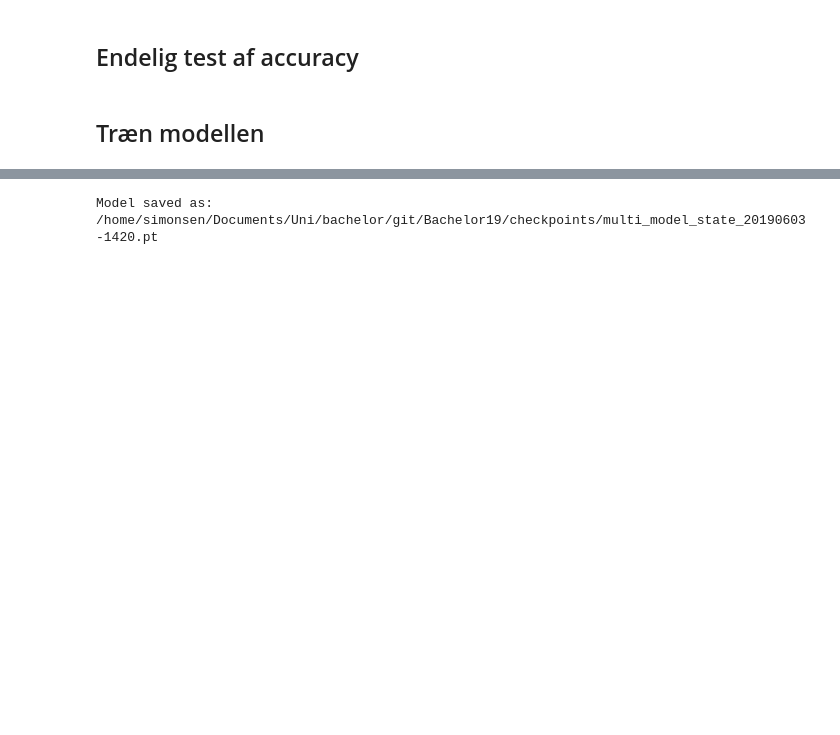
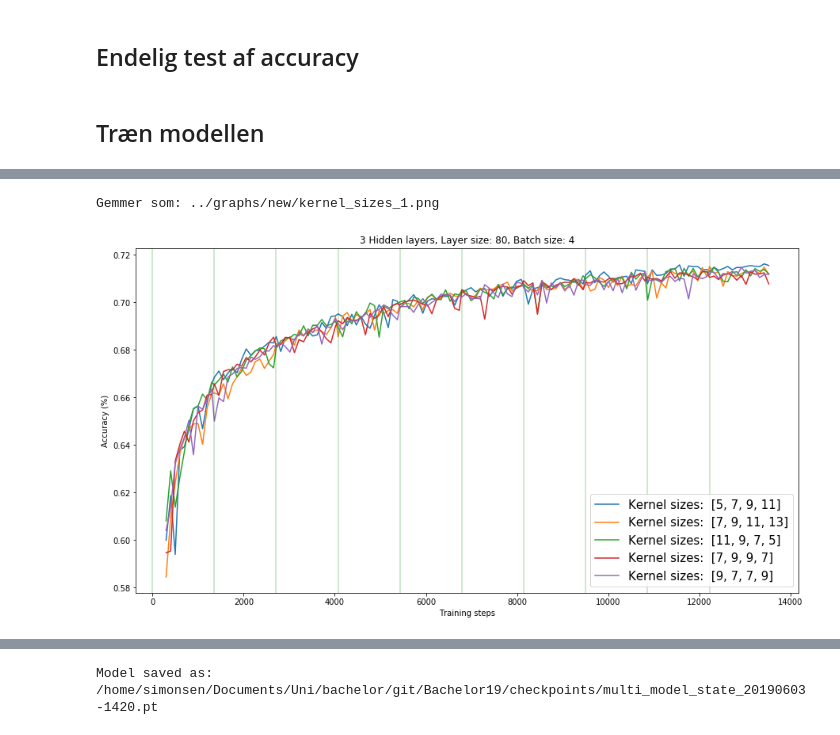
Before and after one commit to archStant/Bachelor19, a Jupyter notebook: code/multi_main.ipynb, the cells around one changed output, grey strips where cells are left out. Drawn from its saved outputs; the diff is of its cells as text; code cells hidden in the pictures; blank space fills up the shorter version.

```diff
--- a/code/multi_main.ipynb
+++ b/code/multi_main.ipynb
@@ -358,6 +372,8 @@ steps        = []
 steps_cum    = []
 # %%
 epochs       = []
+# %%
+acc_structs2 = []
 # %% [markdown]
 ## Træn modellen
 # %%
@@ -419,2 +455,40 @@ Absolute solvent accessibility loss: 0.1253
+# %%
+matplotlib.rcParams['figure.figsize'] = (15,8) # Til rapport
+#matplotlib.rcParams['figure.figsize'] = (20,10) # Til undervejs
+# %%
+#steps = np.arange(0, len(acc_structs1)*50, 50)
+savefile = 0
+filename = '../graphs/new/kernel_sizes_2.png'
+prefix = 'Kernel sizes: '
+
+LW=2
+plt.plot(steps_cum[3:], acc_structs1[3:], label=('%s %s' % (prefix, '[5, 7, 9, 11]')))#, lw=LW)
+plt.plot(steps_cum[3:], acc_structs5[3:], label=('%s %s' % (prefix, '[7, 9, 11, 13]')))#, lw=LW)
+plt.plot(steps_cum[3:], acc_structs2[3:], label=('%s %s' % (prefix, '[11, 9, 7, 5]')))#, lw=LW)
+plt.plot(steps_cum[3:], acc_structs3[3:], label=('%s %s' % (prefix, '[7, 9, 9, 7]')))#, lw=LW)
+plt.plot(steps_cum[3:], acc_structs4[3:], label=('%s %s' % (prefix, '[9, 7, 7, 9]')))#, lw=LW)
+#plt.plot(steps_cum[3:], acc_structs6[3:], label=('%s %s' % (prefix, '')))#, lw=LW)
+#plt.plot(steps_cum[3:], acc_structs7[3:], label=('%s %s' % (prefix, '')))#, lw=LW)
+
+for i in epochs:
+    plt.axvline(x=i, alpha=0.25, c='g')
+
+plt.title('3 Hidden layers, Layer size: 80, Batch size: 4')
+plt.xlabel('Training steps')
+plt.ylabel('Accuracy (%)')
+plt.legend(prop={'size': 15})
+#plt.show()
+if savefile:
+    my_file = Path(filename)
+    if my_file.is_file():
+        print('Filen findes allerede')
+    else:
+        print('Gemmer som:', filename)
+        plt.savefig(filename)
+
+#plt.savefig('../graphs/new/kernel_size_variations_1.png')
+# %% [output]
+Gemmer som: ../graphs/new/kernel_sizes_1.png
+[figure, added]
 # %%
 # %% [output]
```
Also changed, not shown: parts of 14 cells of this notebook.
